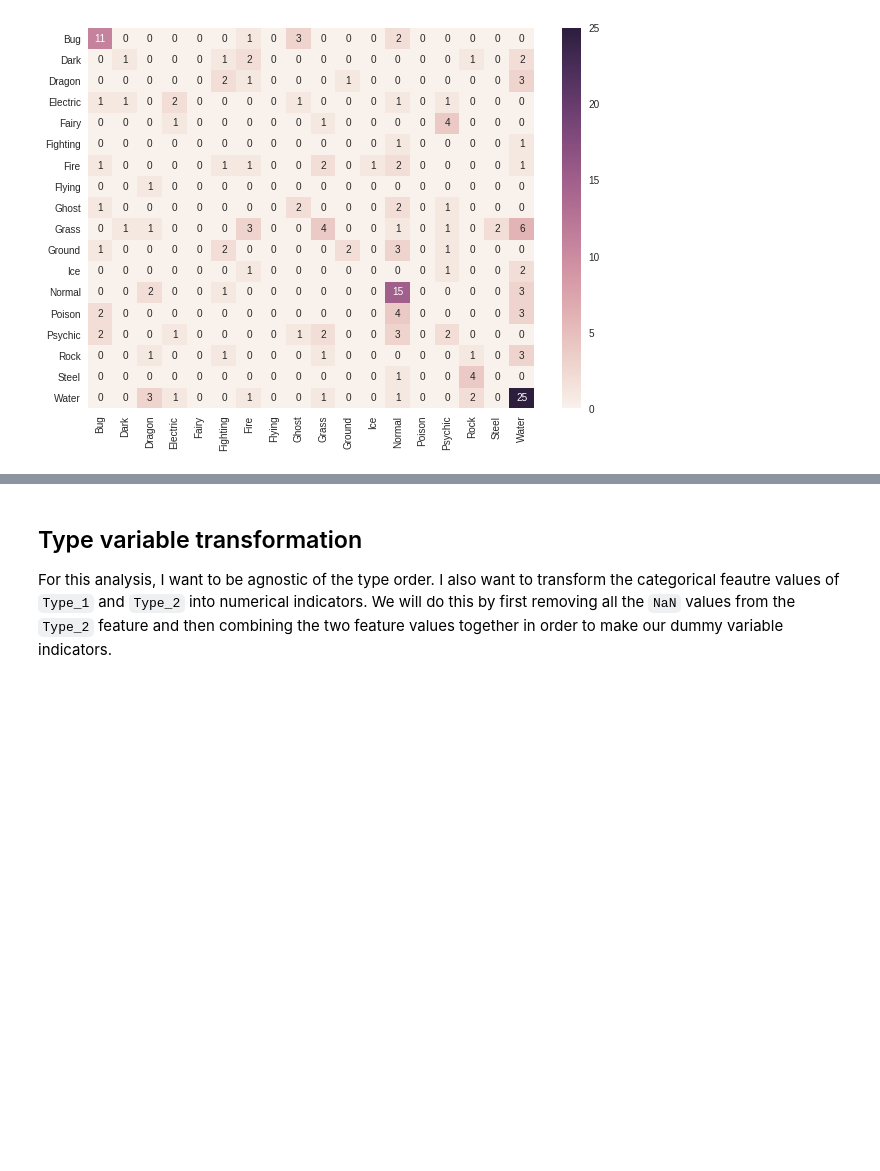
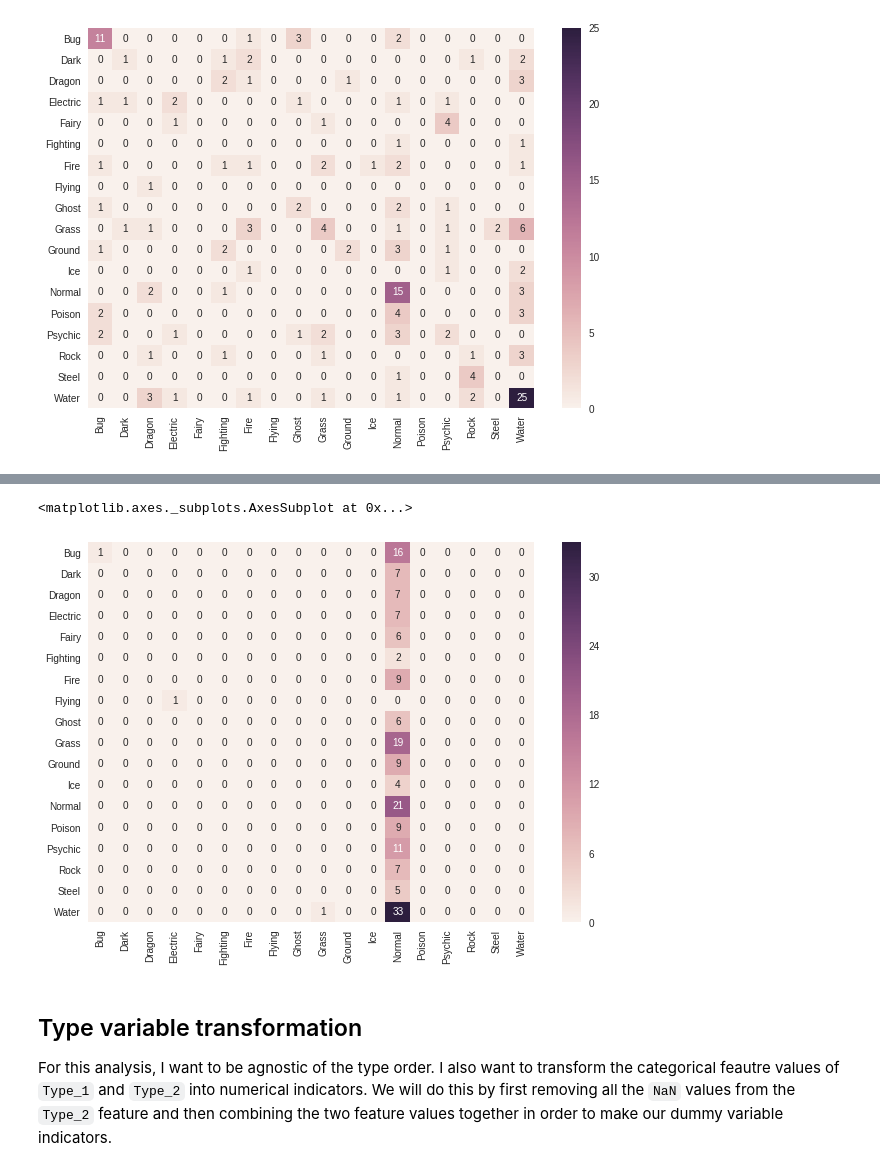
Before and after one commit to varennes/Pokemon-ML, a Jupyter notebook: notebook/01_main.ipynb, the cells around one changed output, grey strips where cells are left out. Cells and saved outputs as stored; diff of their text form; code cells hidden in the pictures; blank space fills up the shorter version.

Commit message:
Added type prediction notebook, main edits

```diff
--- a/notebook/01_main.ipynb
+++ b/notebook/01_main.ipynb
@@ -206,0 +213,4 @@ As shown above, very few types were properly predicted by the simple logistic re
+# %%
+clf_svm = SVC( C=1.0, kernel='rbf')
+# %%
+clf_svm.fit( X_train, y_train)
@@ -206,0 +222,2 @@ As shown above, very few types were properly predicted by the simple logistic re
+# %%
+y_predict = clf_svm.predict( X_test)
@@ -207,3 +245,13 @@ As shown above, very few types were properly predicted by the simple logistic re
+# %%
+type1_categories = df_master['Type_1'].astype('category').cat.categories
+
+df_cm = pd.DataFrame( metrics.confusion_matrix( y_test,  y_predict), index=type1_categories,
+                    columns=type1_categories)
+plt.figure(figsize = (10,7))
+sns.heatmap(df_cm, annot=True)
+# %% [output]
+<matplotlib.axes._subplots.AxesSubplot at 0x...>
+[figure, added]
 # %% [markdown]
 ## Type variable transformation
 
```
Also changed, not shown: parts of 4 cells of this notebook, 1 other file.
